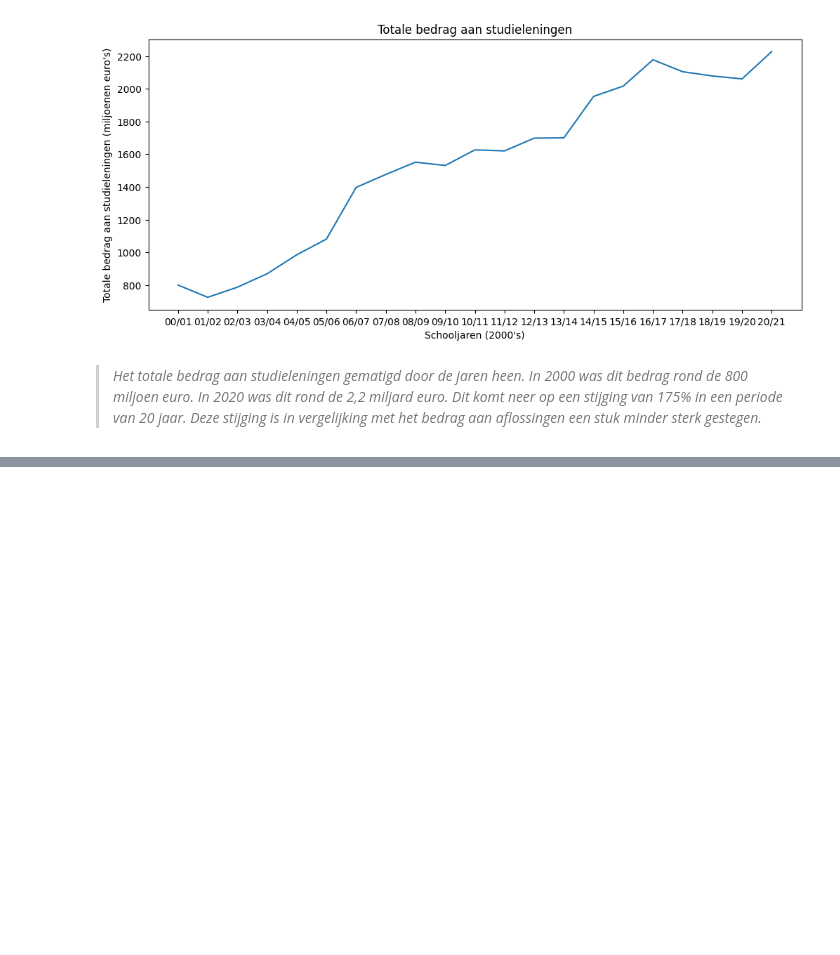
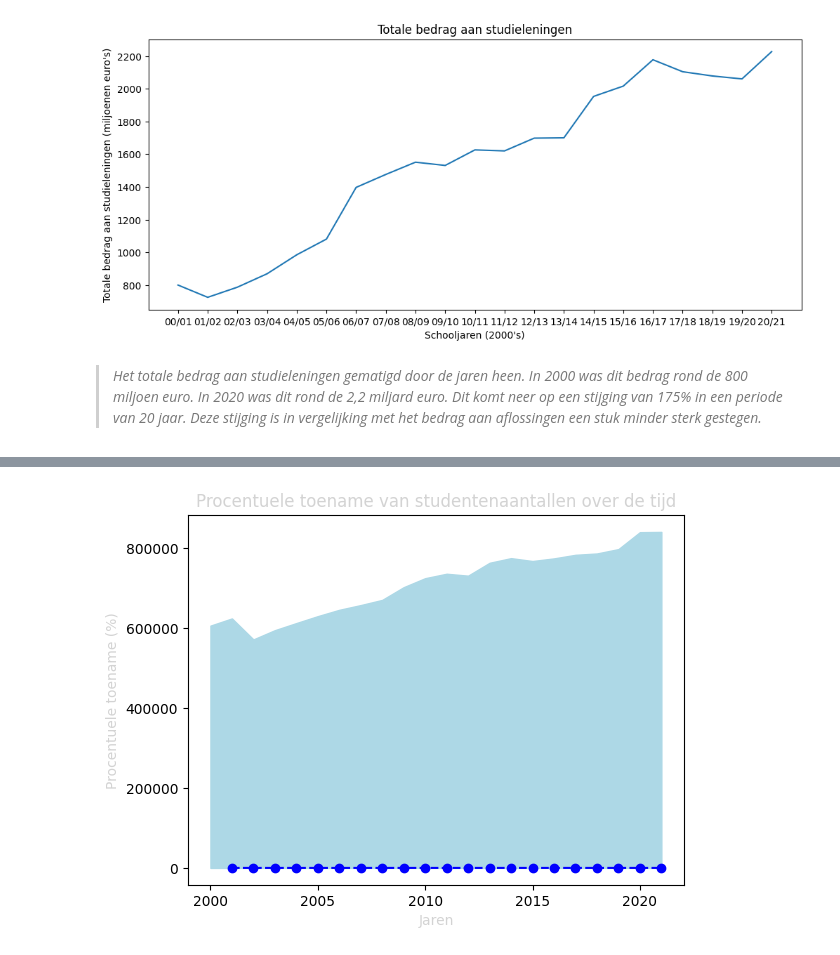
Before and after one commit to AbeDijkstra03/DataStory, a Jupyter notebook: _sources/docs/Niet-gebruikte Grafieken.ipynb, the cells around one changed output, grey strips where cells are left out. Cells and saved outputs as stored; diff of their text form; code cells hidden in the pictures; blank space fills up the shorter version.

```diff
--- a/_sources/docs/Niet-gebruikte Grafieken.ipynb
+++ b/_sources/docs/Niet-gebruikte Grafieken.ipynb
@@ -151,0 +210,21 @@ plt.show()
+# %%
+#Figuur 5: connected scatter plot/area plot percentuele toename (met uitleg dat het weinig afnam, maar nu alweer op hoog niveau zit)
+
+jaar = studenten_per_jaar['Perioden'].values.astype(float)
+aantal_studenten = studenten_per_jaar['LeerlingenStudenten_1'].values.astype(float)
+
+# procentuele stijging aantal studenten
+percentuele_toename = np.diff(aantal_studenten) / aantal_studenten[:-1] * 100
+
+# scatter plot maken
+plt.plot(jaar[1:], percentuele_toename, marker='o', linestyle='--', color='blue')
+plt.fill_between(jaar, aantal_studenten, color='lightblue')
+
+# assen en titel toevoegen
+plt.xlabel('Jaren', color='lightgray')
+plt.ylabel('Procentuele toename (%)', color='lightgray')
+plt.title('Procentuele toename van studentenaantallen over de tijd', color='lightgray')
+
+plt.show()
+# %% [output]
+[figure, added]
```
Also changed, not shown: parts of 2 cells of this notebook, 7 other files.
